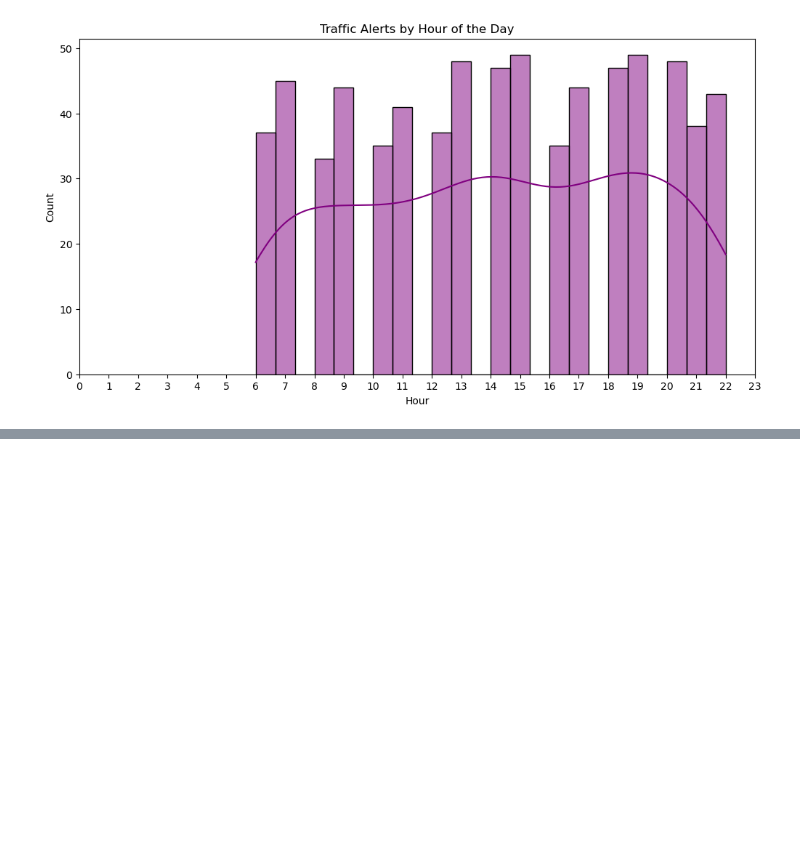
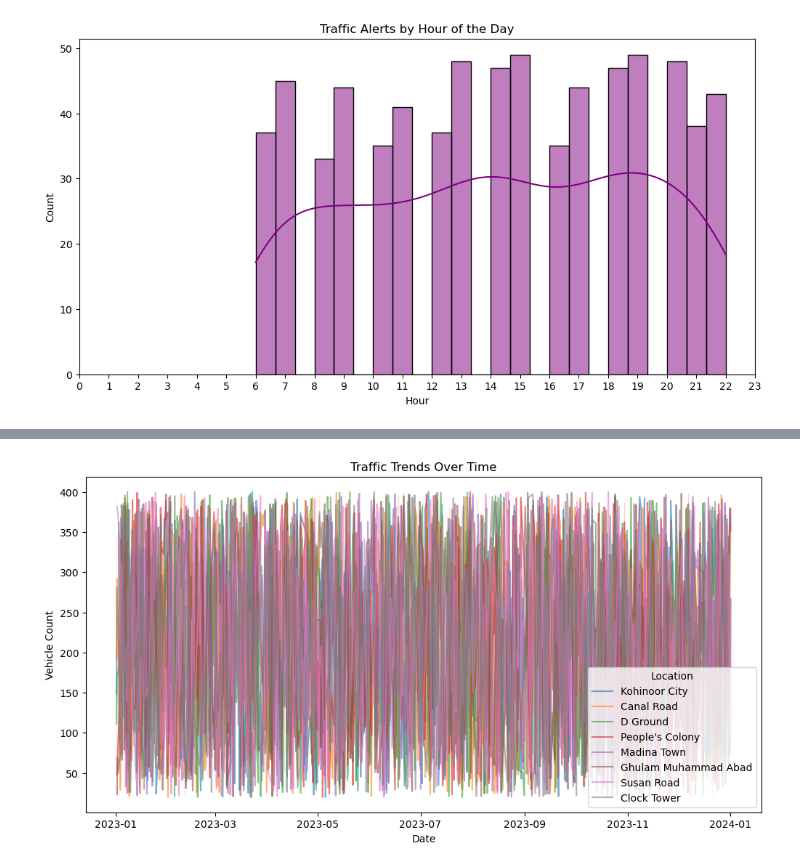
Before and after one commit to MaryamTariq-1/AtmosMonitor, a Jupyter notebook: backend/predictionModel/Traffic Prediction Model.ipynb, the cells around one changed output, grey strips where cells are left out. Cells and saved outputs as stored; diff of their text form; code cells hidden in the pictures; blank space fills up the shorter version.

```diff
--- a/backend/predictionModel/Traffic Prediction Model.ipynb
+++ b/backend/predictionModel/Traffic Prediction Model.ipynb
@@ -151,0 +213,10 @@ plt.show()
+# %%
+# Traffic Trends Over Time
+plt.figure(figsize=(12, 6))
+sns.lineplot(data=df, x="Timestamp", y="Vehicle_Count", hue="Location", alpha=0.6)
+plt.title("Traffic Trends Over Time")
+plt.xlabel("Date")
+plt.ylabel("Vehicle Count")
+plt.show()
+# %% [output]
+[figure, added]
```
Also changed, not shown: parts of 7 cells of this notebook.
